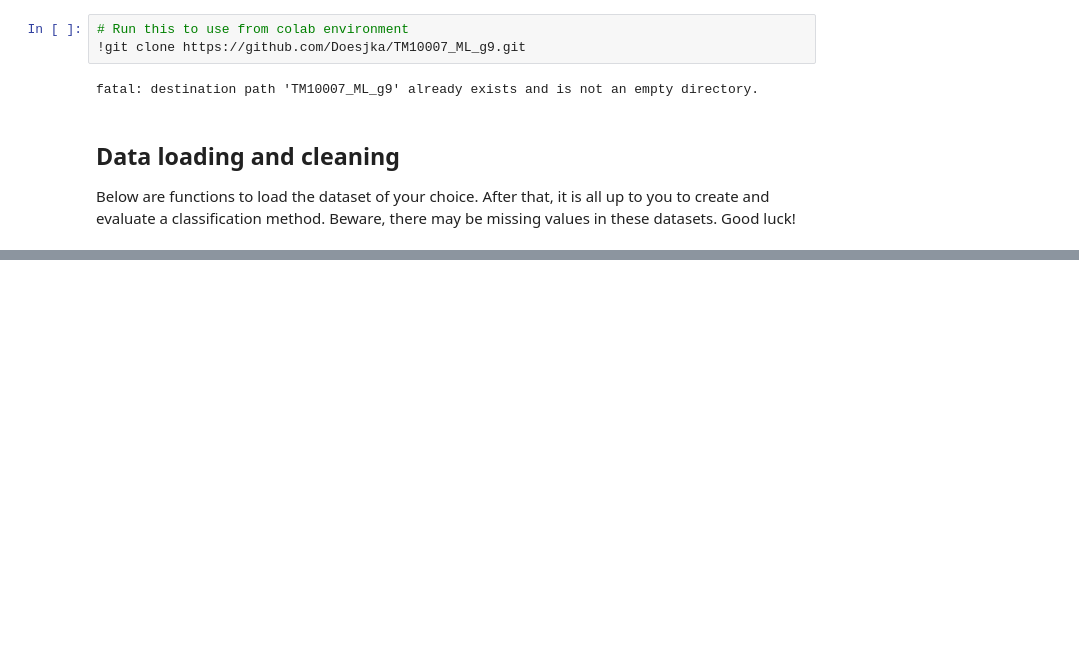
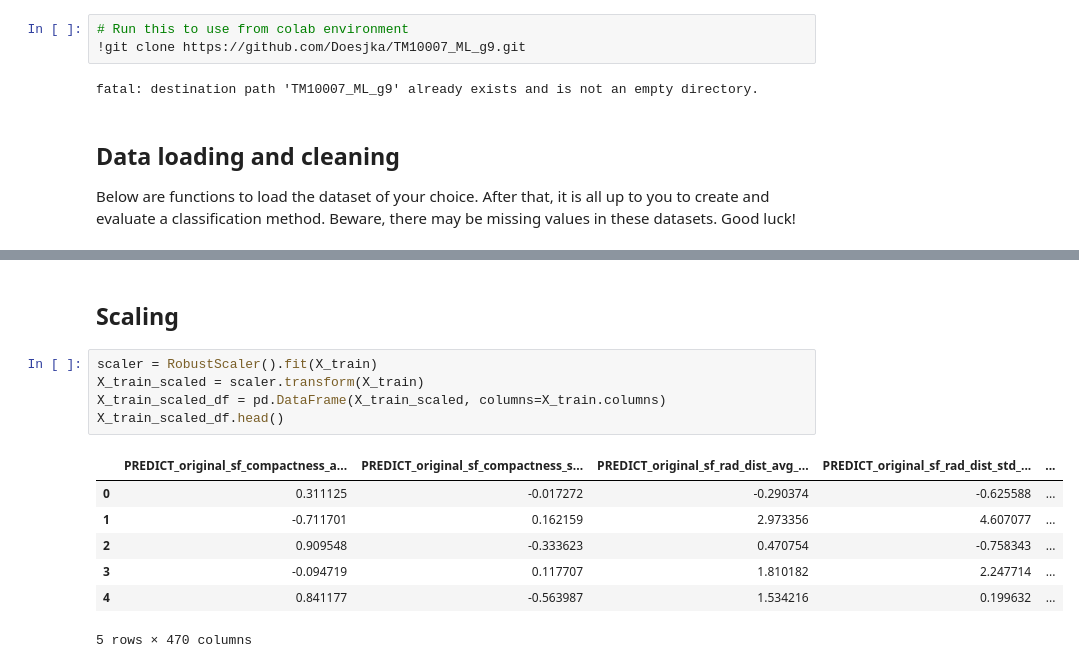
Before and after one commit to Doesjka/TM10007_ML_g9, a Jupyter notebook: assignment.ipynb, the cells around one changed output, grey strips where cells are left out. Cells and saved outputs as stored; diff of their text form; blank space fills up the shorter version.

```diff
--- a/assignment.ipynb
+++ b/assignment.ipynb
@@ -40,0 +65,15 @@ Of the remaining features, 13 features have at least one zero
+# %% [markdown]
+## Scaling
+# %%
+scaler = RobustScaler().fit(X_train)
+X_train_scaled = scaler.transform(X_train)
+X_train_scaled_df = pd.DataFrame(X_train_scaled, columns=X_train.columns)
+X_train_scaled_df.head()
+# %% [output]
+|  | PREDICT_original_sf_compactness_a... | PREDICT_original_sf_compactness_s... | PREDICT_original_sf_rad_dist_avg_... | PREDICT_original_sf_rad_dist_std_... | ... |
+| 0 | 0.311125 | -0.017272 | -0.290374 | -0.625588 | ... |
+| 1 | -0.711701 | 0.162159 | 2.973356 | 4.607077 | ... |
+| 2 | 0.909548 | -0.333623 | 0.470754 | -0.758343 | ... |
+| 3 | -0.094719 | 0.117707 | 1.810182 | 2.247714 | ... |
+| 4 | 0.841177 | -0.563987 | 1.534216 | 0.199632 | ... |
+5 rows × 470 columns
```
Also changed, not shown: parts of 8 cells of this notebook.
